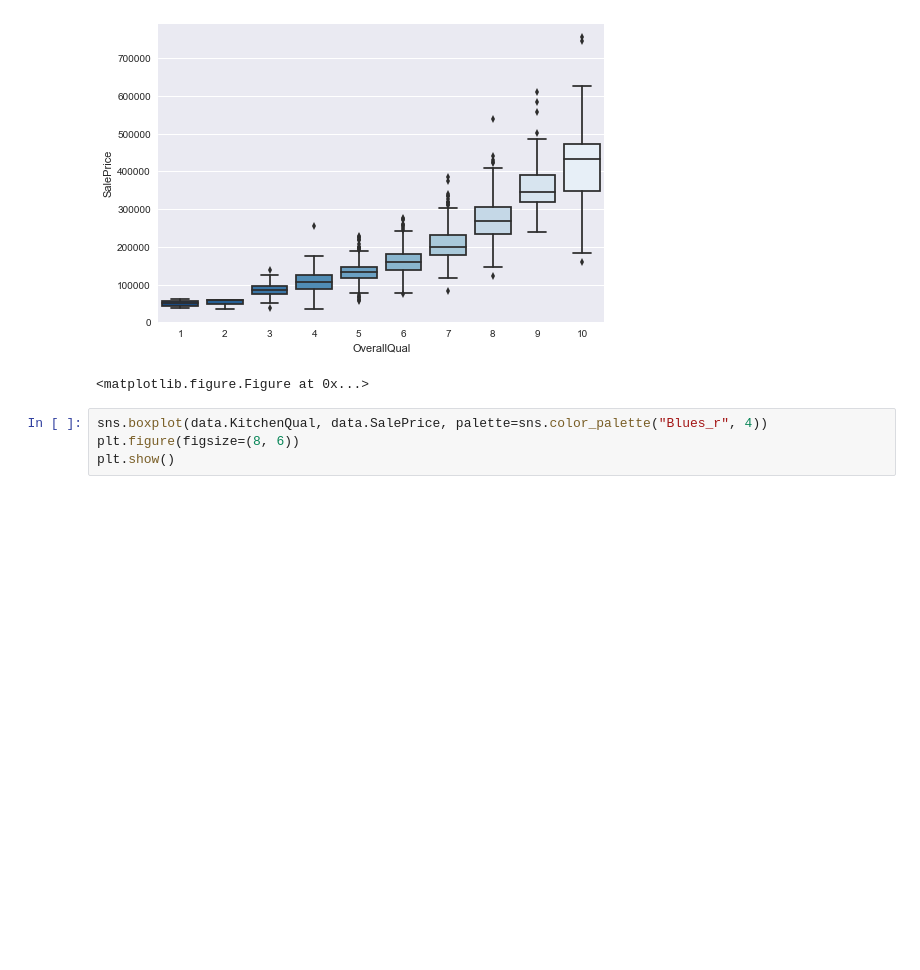
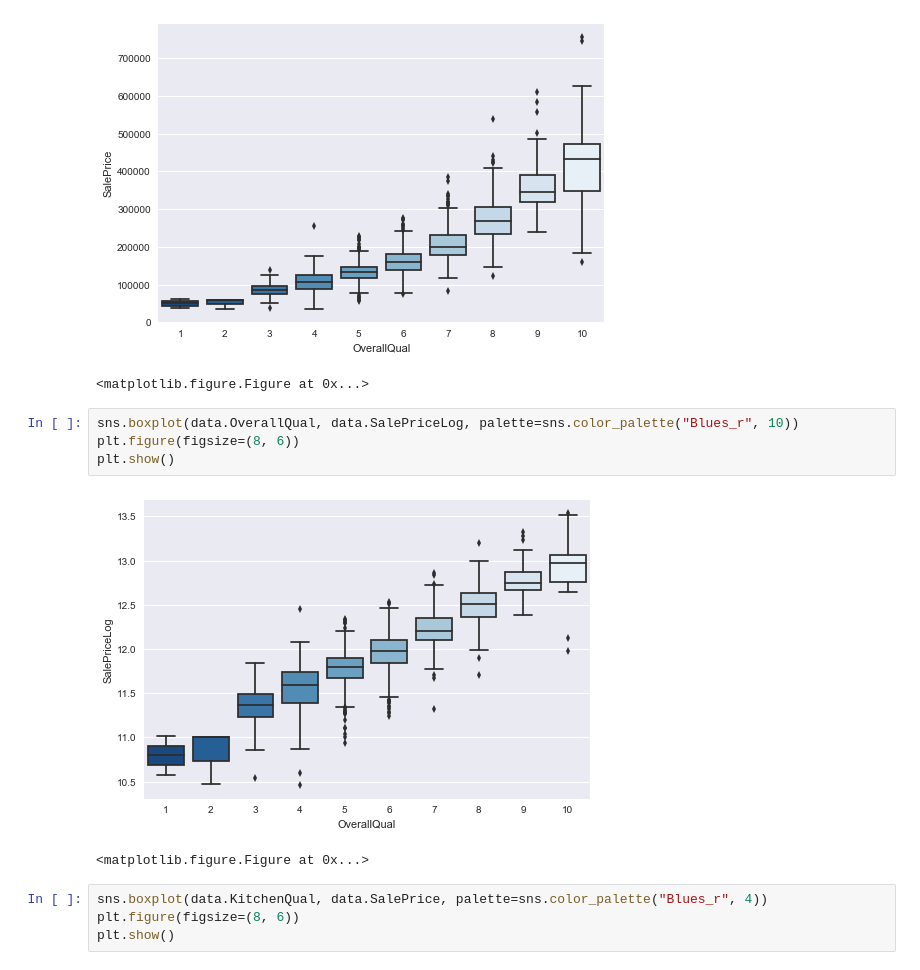
Before and after one commit to timbowler/Springboard, a Jupyter notebook: project_file.ipynb, the cells around one changed output. Saved outputs shown, nothing was run; the diff lists cells and outputs as text; blank space fills up the shorter version.

```diff
--- a/project_file.ipynb
+++ b/project_file.ipynb
@@ -238,6 +349,13 @@ plt.show()
 # %% [output]
 [figure]
 <matplotlib.figure.Figure at 0x...>
+# %%
+sns.boxplot(data.OverallQual, data.SalePriceLog, palette=sns.color_palette("Blues_r", 10))
+plt.figure(figsize=(8, 6))
+plt.show()
+# %% [output]
+[figure, added]
+<matplotlib.figure.Figure at 0x...>
 # %%
 sns.boxplot(data.KitchenQual, data.SalePrice, palette=sns.color_palette("Blues_r", 4))
 plt.figure(figsize=(8, 6))
```
Also changed, not shown: parts of 22 cells of this notebook.
